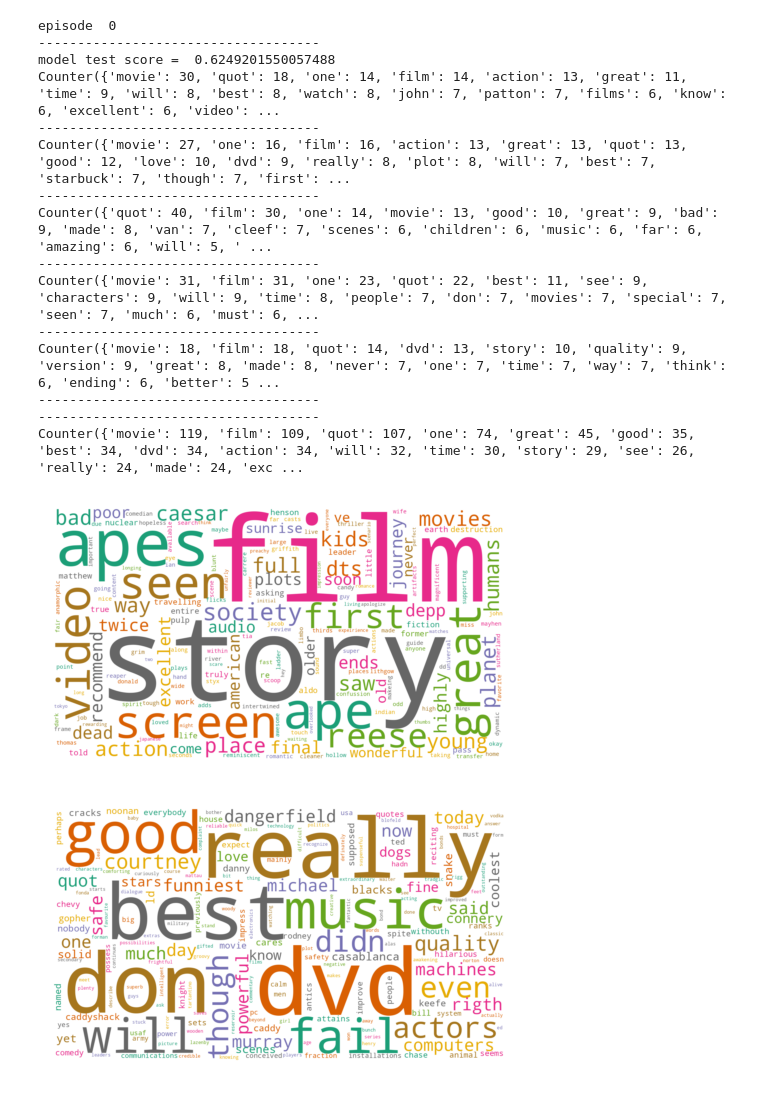
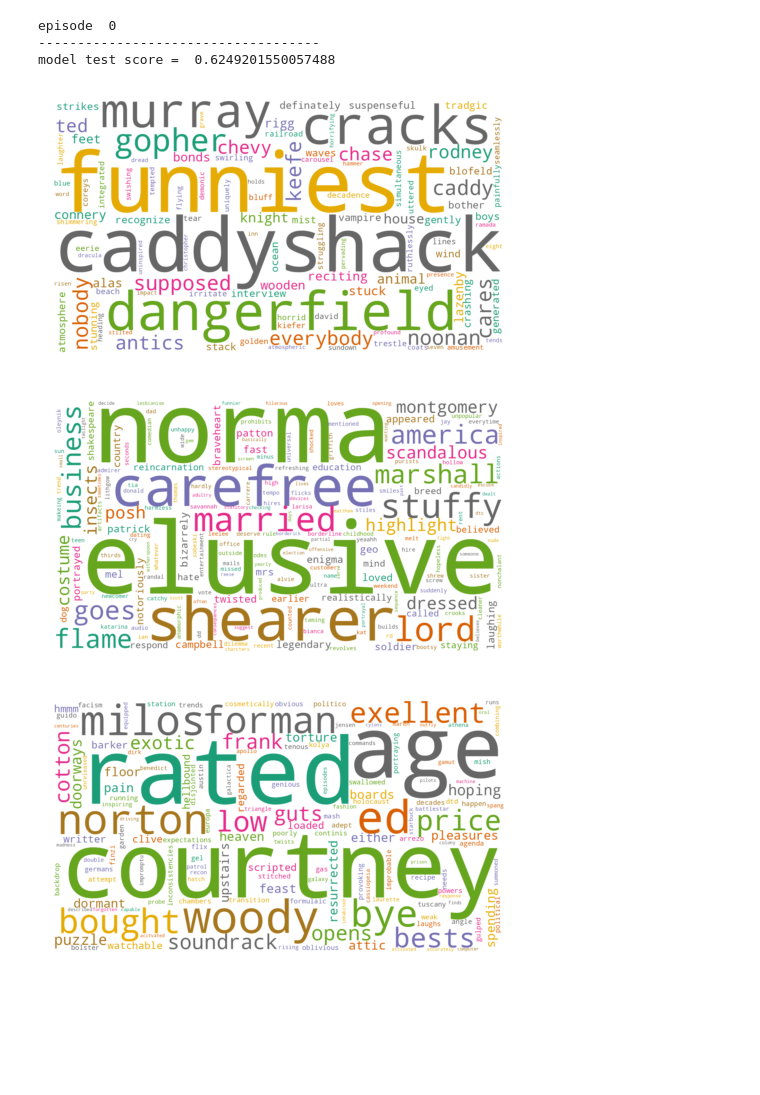
Before and after one commit to mhshaker/ExplainingDrift, a Jupyter notebook: UncExplain.ipynb, the cells around one changed output. Drawn from its saved outputs; the diff is of its cells as text; code cells hidden in the pictures; blank space fills up the shorter version.

Commit message:
class normalized high and low unc wordcloud results

```diff
--- a/UncExplain.ipynb
+++ b/UncExplain.ipynb
@@ -52,67 +52,58 @@ for episode, (features, targets, texts) in enumerate(zip(features_list, targets_
     text_test = np.array(text_test)
     text_test = text_test[sorted_index]
     # epistemic_uncertainty = epistemic_uncertainty[sorted_index]
 
     # Get uncertainty per class
     u = np.unique(y_test[:,0]) # find the unique classes
 
-    unc_sorted_class_list = []
+    tokens_high_class_list = []
+    tokens_low_class_list  = []
     tokens_all = None
-    for i in u: # this loop runs for every class in the dataset
-        index = np.where(y_test[:,0]==i)[0]
+    wordcloud = Wordcloud()
+
+    for class_value in u: # this loop runs for every class in the dataset
+        index = np.where(y_test[:,0]==class_value)[0]
         unc_sorted_class_text = text_test[index]
 
         wordcloud_text_array = unc_sorted_class_text[:unc_embeddings]
         tokens_high = wordcloud.get_tokens(list(wordcloud_text_array))
+        tokens_high_class_list.append(tokens_high)
 
         wordcloud_text_array = unc_sorted_class_text[-unc_embeddings:]
         tokens_low = wordcloud.get_tokens(list(wordcloud_text_array))
+        tokens_low_class_list.append(tokens_low)
 
         class_tokens = tokens_high + tokens_low
-        print(class_tokens)
-        print("------------------------------------")
+
         if tokens_all == None:
             tokens_all = class_tokens
         else:
             tokens_all += class_tokens
 
-        # unc_sorted_class_list.append(text_test[index])
-    print("------------------------------------")
-    print(tokens_all)
-    exit()
+    for i in range(len(u)):
+        tokens = tokens_high_class_list[i]
+        for item, count in tokens.items():
+            tokens[item] /= tokens_all[item]
+        tokens_high_class_list[i] = tokens
+
+        tokens = tokens_low_class_list[i]
+        for item, count in tokens.items():
+            tokens[item] /= tokens_all[item]
+        tokens_low_class_list[i] = tokens
+
     # Create wordcloud
-    wordcloud = Wordcloud()
+    for i, class_value in enumerate(u):
+        cloud = wordcloud.get_wordcloud(tokens_high_class_list[i])
+        wordcloud.plot(cloud, f"High_class_{class_value}_e{episode}")
 
-    wordcloud_text_array = text_test[:10]
-    tokens_high = wordcloud.get_tokens(list(wordcloud_text_array))
-
-    wordcloud_text_array = text_test[-10:]
-    tokens_low = wordcloud.get_tokens(list(wordcloud_text_array))
-
-    tokens_c = tokens_low - tokens_high
-    cloud = wordcloud.get_wordcloud(tokens_c)
-    wordcloud.plot(cloud, f"LowsubHigh_{episode}")
-
-    tokens_c = tokens_high - tokens_low
-    cloud = wordcloud.get_wordcloud(tokens_c)
-    wordcloud.plot(cloud, f"HighsubLow_{episode}")
+        cloud = wordcloud.get_wordcloud(tokens_low_class_list[i])
+        wordcloud.plot(cloud, f"Low_class_{class_value}_e{episode}")
 
     break
 # %% [output]
 episode  0
 ------------------------------------
 model test score =  0.6249201550057488
-Counter({'movie': 30, 'quot': 18, 'one': 14, 'film': 14, 'action': 13, 'great': 11, 'time': 9, 'will': 8, 'best': 8, 'watch': 8, 'john': 7, 'patton': 7, 'films': 6, 'know': 6, 'excellent': 6, 'video': ...
-------------------------------------
-Counter({'movie': 27, 'one': 16, 'film': 16, 'action': 13, 'great': 13, 'quot': 13, 'good': 12, 'love': 10, 'dvd': 9, 'really': 8, 'plot': 8, 'will': 7, 'best': 7, 'starbuck': 7, 'though': 7, 'first': ...
-------------------------------------
-Counter({'quot': 40, 'film': 30, 'one': 14, 'movie': 13, 'good': 10, 'great': 9, 'bad': 9, 'made': 8, 'van': 7, 'cleef': 7, 'scenes': 6, 'children': 6, 'music': 6, 'far': 6, 'amazing': 6, 'will': 5, ' ...
-------------------------------------
-Counter({'movie': 31, 'film': 31, 'one': 23, 'quot': 22, 'best': 11, 'see': 9, 'characters': 9, 'will': 9, 'time': 8, 'people': 7, 'don': 7, 'movies': 7, 'special': 7, 'seen': 7, 'much': 6, 'must': 6, ...
-------------------------------------
-Counter({'movie': 18, 'film': 18, 'quot': 14, 'dvd': 13, 'story': 10, 'quality': 9, 'version': 9, 'great': 8, 'made': 8, 'never': 7, 'one': 7, 'time': 7, 'way': 7, 'think': 6, 'ending': 6, 'better': 5 ...
-------------------------------------
-------------------------------------
-Counter({'movie': 119, 'film': 109, 'quot': 107, 'one': 74, 'great': 45, 'good': 35, 'best': 34, 'dvd': 34, 'action': 34, 'will': 32, 'time': 30, 'story': 29, 'see': 26, 'really': 24, 'made': 24, 'exc ...
-[figure, old version]
+[figure, new version]
-[figure, old version]
+[figure, new version]
+[figure, added]
```
Also changed, not shown: parts of 1 cell of this notebook, 55 other files.
